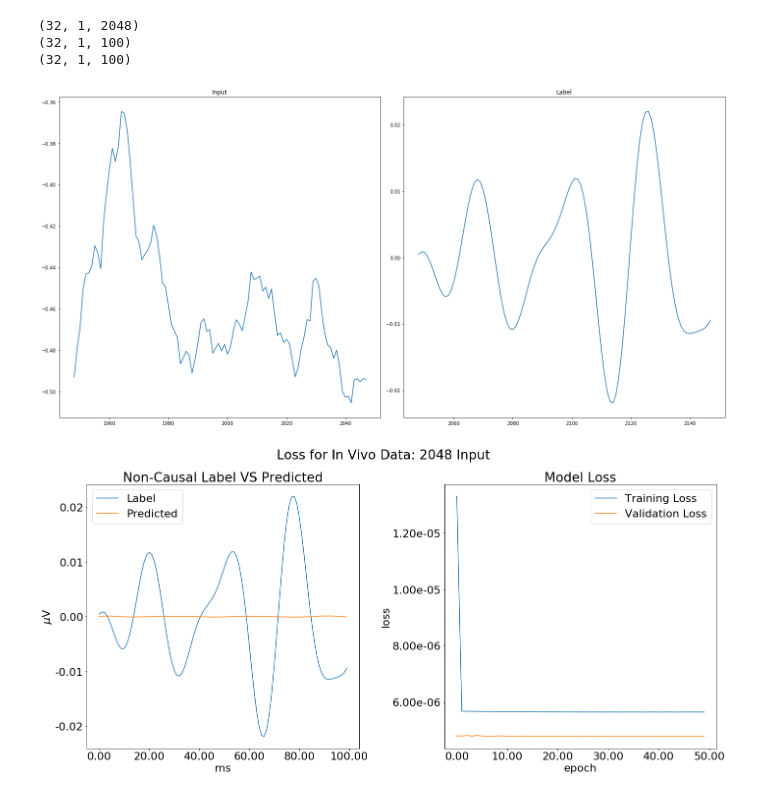
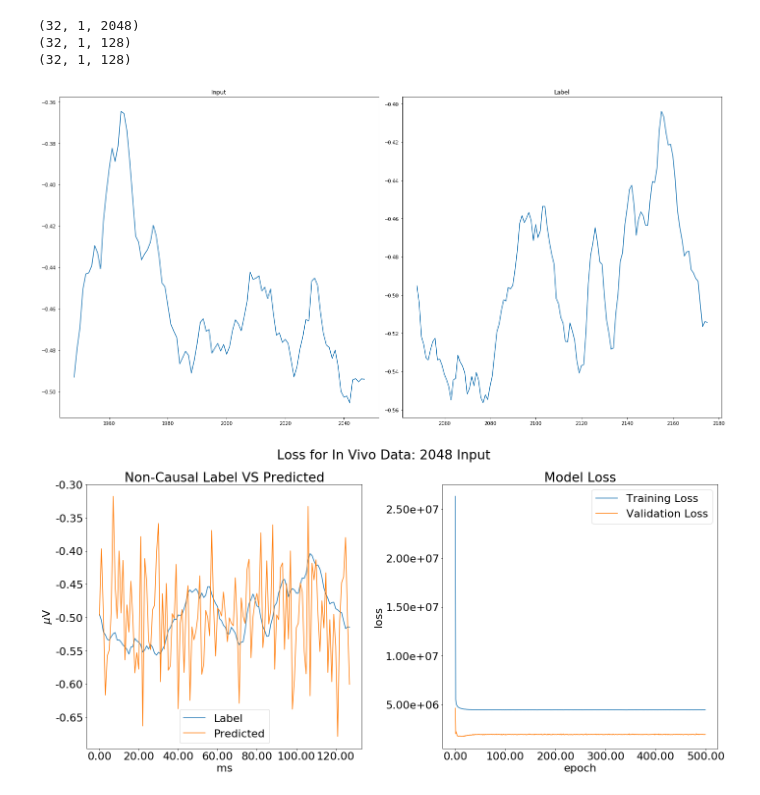
Before and after one commit to MJC598/Neuron_Burst_Analysis, a Jupyter notebook: causal_vs_noncausal_filtering.ipynb, the cells around one changed output. Cells and saved outputs as stored; diff of their text form; code cells hidden in the pictures.

```diff
--- a/causal_vs_noncausal_filtering.ipynb
+++ b/causal_vs_noncausal_filtering.ipynb
@@ -92,5 +92,5 @@ def get_invivo(filter: str = 'decomposition', freq_band: np.ndarray = np.array([
 # data, labels = get_sin()
 
 frequency_band = np.array([30,55])
-data, labels, full = get_invivo(filter='non-causal', freq_band=frequency_band, dt=200)
+data, labels, full = get_invivo(filter='raw', freq_band=frequency_band, dt=200)
 # %% [output]
@@ -235,9 +242,9 @@ def train_model(model: nn.Module,
 import copy
 from lfp_prediction.models.LFPNet import FCN, CNN
 
-epochs = 50
+epochs = 500
 
-model = CNN(in_size=2048, h_size=500, out_size=100)
+model = CNN(in_size=2048, h_size=500, out_size=128)
 model_initial = copy.deepcopy(model)
 device = torch.device("cuda:0" if torch.cuda.is_available() else "cpu")
 model.to(device)
@@ -297,8 +311,8 @@ print(y.shape)
 print(output.shape)
 # %% [output]
 (32, 1, 2048)
-(32, 1, 100)
-(32, 1, 100)
+(32, 1, 128)
+(32, 1, 128)
 # %%
 %matplotlib inline
 import matplotlib.pyplot as plt
@@ -309,52 +323,55 @@ fig, (ax1, ax2) = plt.subplots(1, 2, figsize=(20,10))
 ax1.plot(np.arange(1948,2048,1), x[0,0,1948:2048])
 ax1.set_title('Input')
 
-ax2.plot(np.arange(2048, 2148, 1), y[0,0,:])
+ax2.plot(np.arange(2048, 2176, 1), y[0,0,:])
 ax2.set_title('Label')
 
 plt.tight_layout()
 plt.show()
 # %% [output]
-[figure, old version]
+[figure, new version]
 # %%
 %matplotlib inline
 from matplotlib.ticker import FormatStrFormatter
 
-scaled_t_loss = [l/split_idx for l in t_loss]
-scaled_v_loss = [l/(data.shape[0] - split_idx) for l in v_loss]
+# scaled_t_loss = [l/split_idx for l in t_loss]
+# scaled_v_loss = [l/(data.shape[0] - split_idx) for l in v_loss]
+
+scaled_t_loss = [l/batch_size for l in t_loss]
+scaled_v_loss = [l/batch_size for l in v_loss]
 
 plt.rcParams['figure.figsize'] = (20, 10)
 plt.rcParams['font.size'] = 22
 
 fig, axs = plt.subplots(1,2)
 
 # fig.suptitle('Loss for {}-{} Hz In Vivo: 2048 Input'.format(frequency_band[0], frequency_band[1]))
 fig.suptitle('Loss for In Vivo Data: 2048 Input')
 
-t = np.arange(0, 100, 1)
+t = np.arange(0, 128, 1)
 
-time_var = 100
+time_var = 128
 
 axs[0].plot(t, y[0,0,:], label='Label')
 axs[0].plot(t, output[0,0,:], label='Predicted')
 # axs[0].set_ylim(bottom=-0.0075, top=0.0075)
 axs[0].set_xlabel('ms')
 axs[0].set_ylabel(r'$\mu$V')
 axs[0].set_title('Non-Causal Label VS Predicted')
 axs[0].yaxis.set_major_formatter(FormatStrFormatter('%.2f'))
 axs[0].xaxis.set_major_formatter(FormatStrFormatter('%.2f'))
 axs[0].legend(loc='best')
 
 axs[1].plot(np.arange(epochs), np.array(scaled_t_loss), label='Training Loss')
 axs[1].plot(np.arange(epochs), np.array(scaled_v_loss), label='Validation Loss')
 axs[1].set_xlabel('epoch')
 axs[1].set_ylabel('loss')
 axs[1].set_title('Model Loss')
 axs[1].yaxis.set_major_formatter(FormatStrFormatter('%.2e'))
 axs[1].xaxis.set_major_formatter(FormatStrFormatter('%.2f'))
 axs[1].legend(loc='best')
 
 fig.tight_layout(rect=[0, 0.03, 1, 0.95])
 plt.show()
 # %% [output]
-[figure, old version]
+[figure, new version]
```
Also changed, not shown: parts of 5 cells of this notebook, 3 other files.
